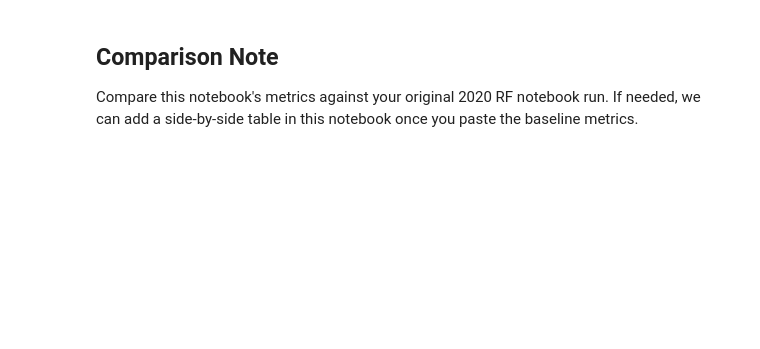
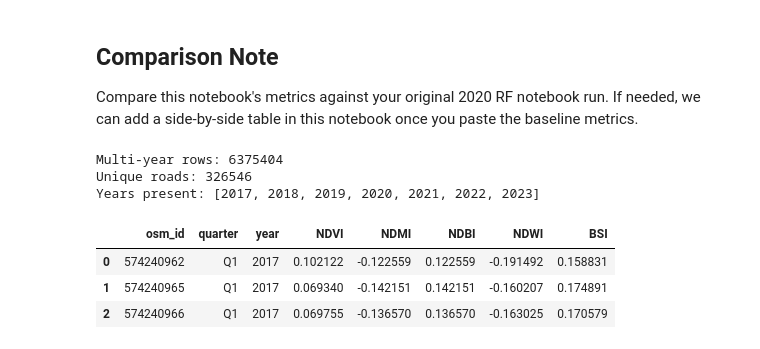
Before and after one commit to tsl-imperial/Sentinel-FYP, a Jupyter notebook: notebooks/testlayer1.ipynb, the cells around one changed output. Cells and saved outputs as stored; diff of their text form; code cells hidden in the pictures; blank space fills up the shorter version.

```diff
--- a/notebooks/testlayer1.ipynb
+++ b/notebooks/testlayer1.ipynb
@@ -243,3 +223,59 @@ weighted avg      0.830     0.831     0.830      5929
 ## Comparison Note
 Compare this notebook's metrics against your original 2020 RF notebook run.
 If needed, we can add a side-by-side table in this notebook once you paste the baseline metrics.
+# %%
+# ---- Multi-year S2 loader ----
+idx_cols = ["NDVI", "NDMI", "NDBI", "NDWI", "BSI"]
+YEARS = [2017,2018,2019,2020, 2021, 2022, 2023]
+
+
+def read_year_frames(year: int, base_dir: Path) -> pd.DataFrame:
+    year_dir = base_dir / f"year={year}"
+    if not year_dir.exists():
+        raise FileNotFoundError(f"Missing year directory: {year_dir}")
+
+    files = sorted(year_dir.glob("*.parquet"))
+    if not files:
+        raise FileNotFoundError(f"No parquet files in: {year_dir}")
+
+    frames = []
+    errors = []
+    for f in files:
+        try:
+            temp = pd.read_parquet(f).copy()
+            frames.append(temp)
+        except Exception as e:
+            errors.append((f.name, str(e)))
+
+    if not frames:
+        msg = "\n".join([f" - {name}: {err[:180]}" for name, err in errors])
+        raise RuntimeError(f"Could not read any parquet files for year={year}.\n{msg}")
+
+    out = pd.concat(frames, ignore_index=True)
+    out["year"] = year
+    return out
+
+
+multi_frames = []
+for y in YEARS:
+    yf = read_year_frames(y, DATA_DIR / "ghana_parquet")
+    yf["osm_id"] = yf["osm_id"].astype(str).str.replace(r"\.0$", "", regex=True).str.strip()
+    for c in idx_cols:
+        yf[c] = pd.to_numeric(yf[c], errors="coerce")
+    yf = yf.dropna(subset=idx_cols, how="all").copy()
+    multi_frames.append(yf[["osm_id", "quarter", "year", *idx_cols]])
+
+s2_multi = pd.concat(multi_frames, ignore_index=True)
+
+print("Multi-year rows:", len(s2_multi))
+print("Unique roads:", s2_multi["osm_id"].nunique())
+print("Years present:", sorted(s2_multi["year"].dropna().unique().tolist()))
+s2_multi.head(3)
+# %% [output]
+Multi-year rows: 6375404
+Unique roads: 326546
+Years present: [2017, 2018, 2019, 2020, 2021, 2022, 2023]
+|  | osm_id | quarter | year | NDVI | NDMI | NDBI | NDWI | BSI |
+| 0 | 574240962 | Q1 | 2017 | 0.102122 | -0.122559 | 0.122559 | -0.191492 | 0.158831 |
+| 1 | 574240965 | Q1 | 2017 | 0.069340 | -0.142151 | 0.142151 | -0.160207 | 0.174891 |
+| 2 | 574240966 | Q1 | 2017 | 0.069755 | -0.136570 | 0.136570 | -0.163025 | 0.170579 |
```
Also changed, not shown: parts of 14 cells of this notebook, 2 other files.
